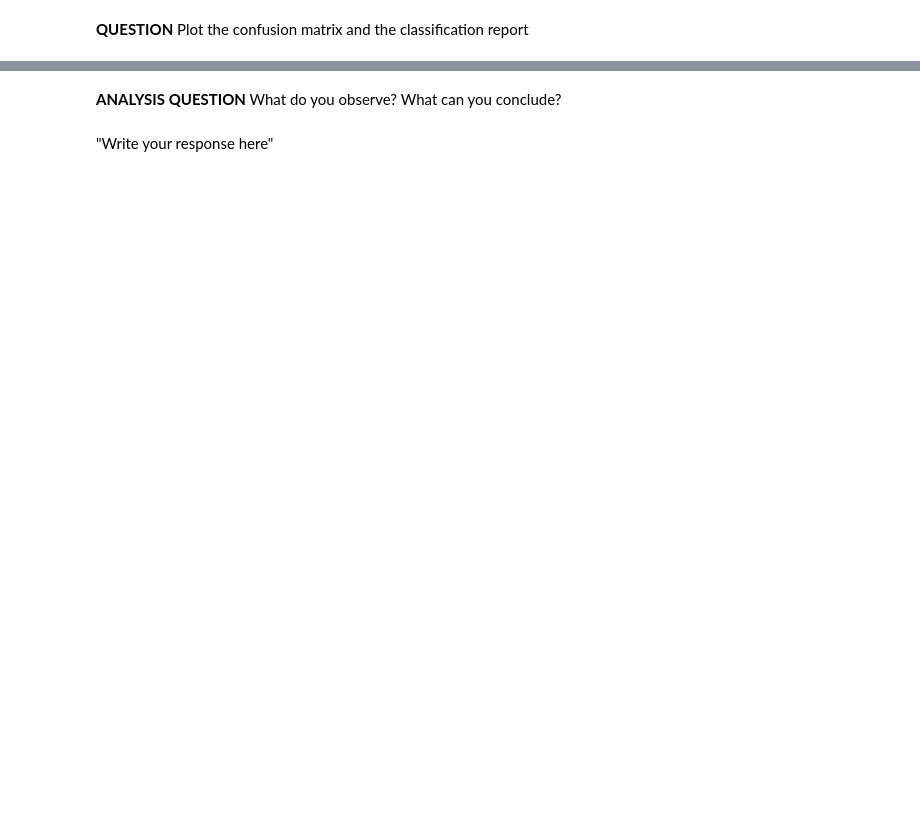
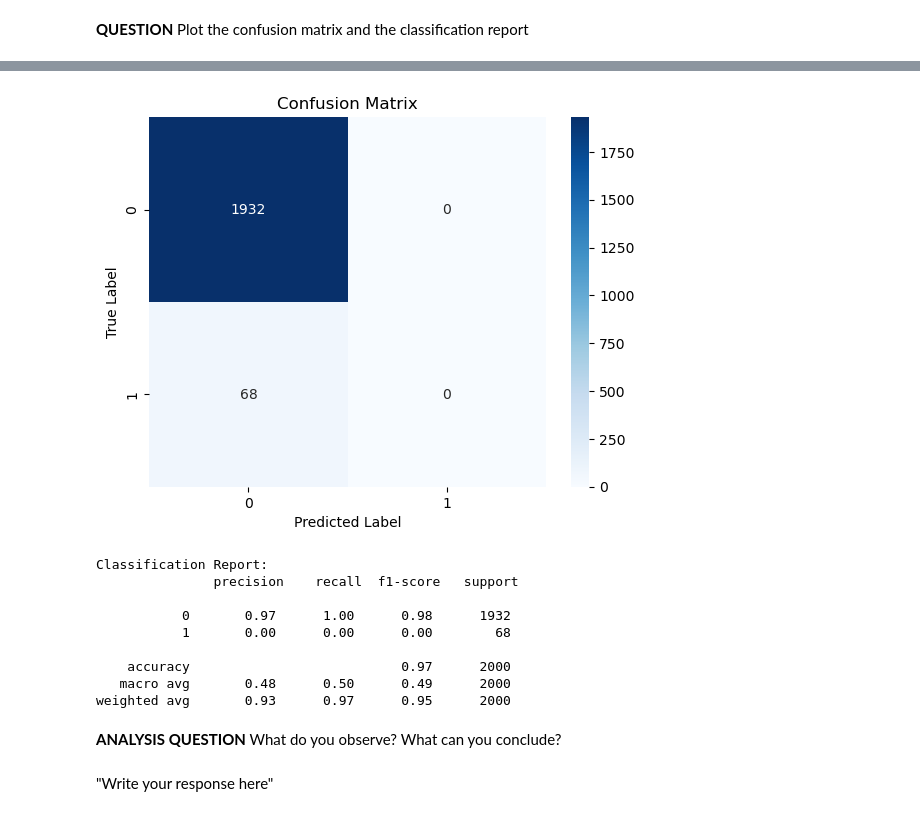
Before and after one commit to rosecymbler/IAEmbarquee, a Jupyter notebook: TP_IA_EMBARQUEE.ipynb, the cells around one changed output, grey strips where cells are left out. Drawn from its saved outputs; the diff is of its cells as text; code cells hidden in the pictures; blank space fills up the shorter version.

```diff
--- a/TP_IA_EMBARQUEE.ipynb
+++ b/TP_IA_EMBARQUEE.ipynb
@@ -408,3 +437,21 @@ X_test = scaler.transform(X_test)
 **QUESTION:** Code below the model architecture
 # %% [markdown]
 **TIP:** It could be interesting to keep it the same as before
+# %%
+model = tf.keras.Sequential([
+    tf.keras.layers.Dense(64, activation='relu', input_shape=(X_balanced.shape[1],)),
+    tf.keras.layers.Dense(32, activation='relu'),
+    tf.keras.layers.Dense(16, activation='relu'),
+    tf.keras.layers.Dropout(0.3),
+    tf.keras.layers.Dense(1, activation='sigmoid')  # Binaire : panne ou non
+])
+
+# Compiler le modèle
+model.compile(
+    optimizer='adam',
+    loss='binary_crossentropy',
+    metrics=['accuracy', tf.keras.metrics.Precision(), tf.keras.metrics.Recall()]
+)
+
+# Afficher le résumé de l'architecture du modèle
+model.summary()
@@ -411,2 +476,9 @@ X_test = scaler.transform(X_test)
 # %% [markdown]
 **QUESTION** Code below the algorithms allowing to train model
+# %%
+history = model.fit(
+    X_balanced, Y_balanced,
+    epochs=30,
+    batch_size=32,
+    validation_data=(X_test_scaled, Y_test)
+)
@@ -413,2 +503,17 @@ X_test = scaler.transform(X_test)
 # %% [markdown]
 **QUESTION** Plot the confusion matrix and the classification report
+# %%
+Y_pred_prob = model.predict(X_test_scaled)
+Y_pred = (Y_pred_prob > 0.5).astype(int)
+
+# Matrice de confusion
+conf_matrix = confusion_matrix(Y_test, Y_pred)
+sns.heatmap(conf_matrix, annot=True, fmt='d', cmap='Blues')
+plt.xlabel('Predicted Label')
+plt.ylabel('True Label')
+plt.title('Confusion Matrix')
+plt.show()
+
+# Rapport de classification
+print("Classification Report:\n", classification_report(Y_test, Y_pred))
+# %% [output]
@@ -415,3 +521,13 @@ X_test = scaler.transform(X_test)
+[figure, added]
+Classification Report:
+               precision    recall  f1-score   support
+
+           0       0.97      1.00      0.98      1932
+           1       0.00      0.00      0.00        68
+
+    accuracy                           0.97      2000
+   macro avg       0.48      0.50      0.49      2000
+weighted avg       0.93      0.97      0.95      2000
 # %% [markdown]
 **ANALYSIS QUESTION** What do you observe? What can you conclude?
 # %% [markdown]
```
Also changed, not shown: parts of 5 cells of this notebook.
